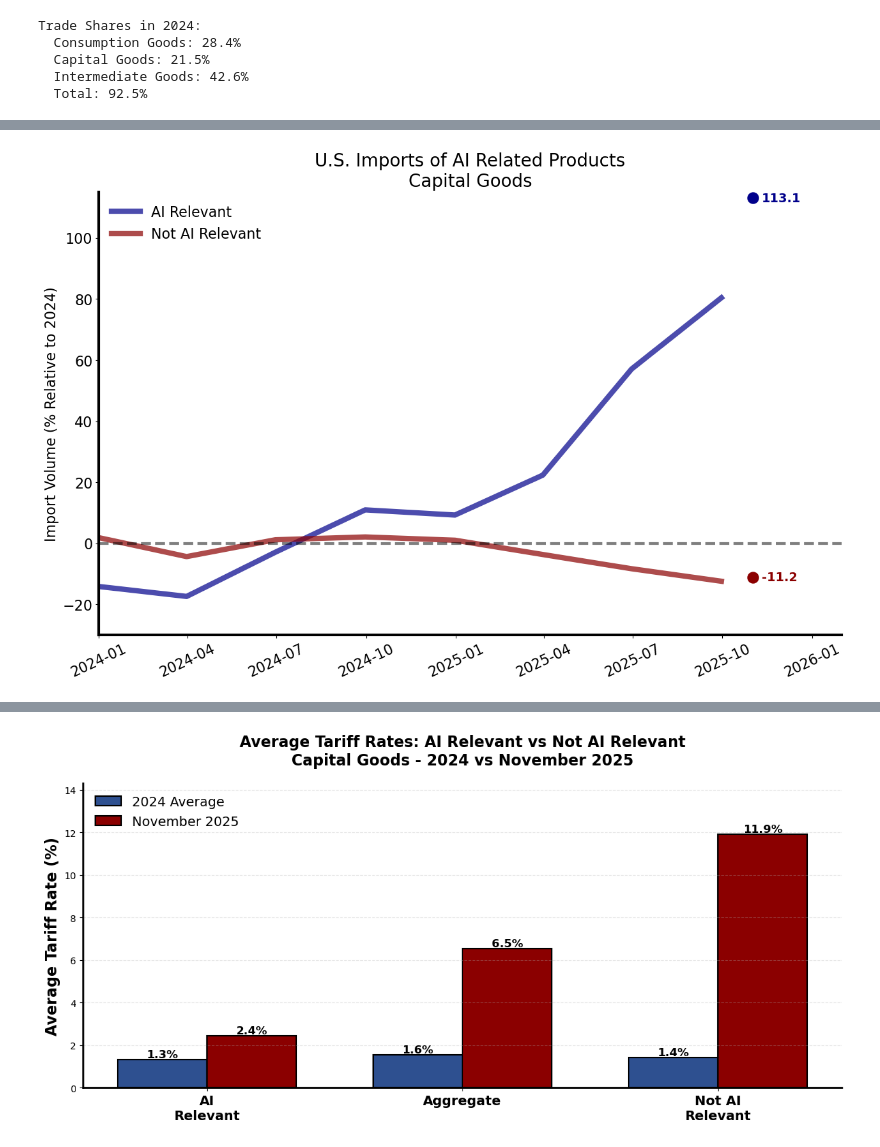
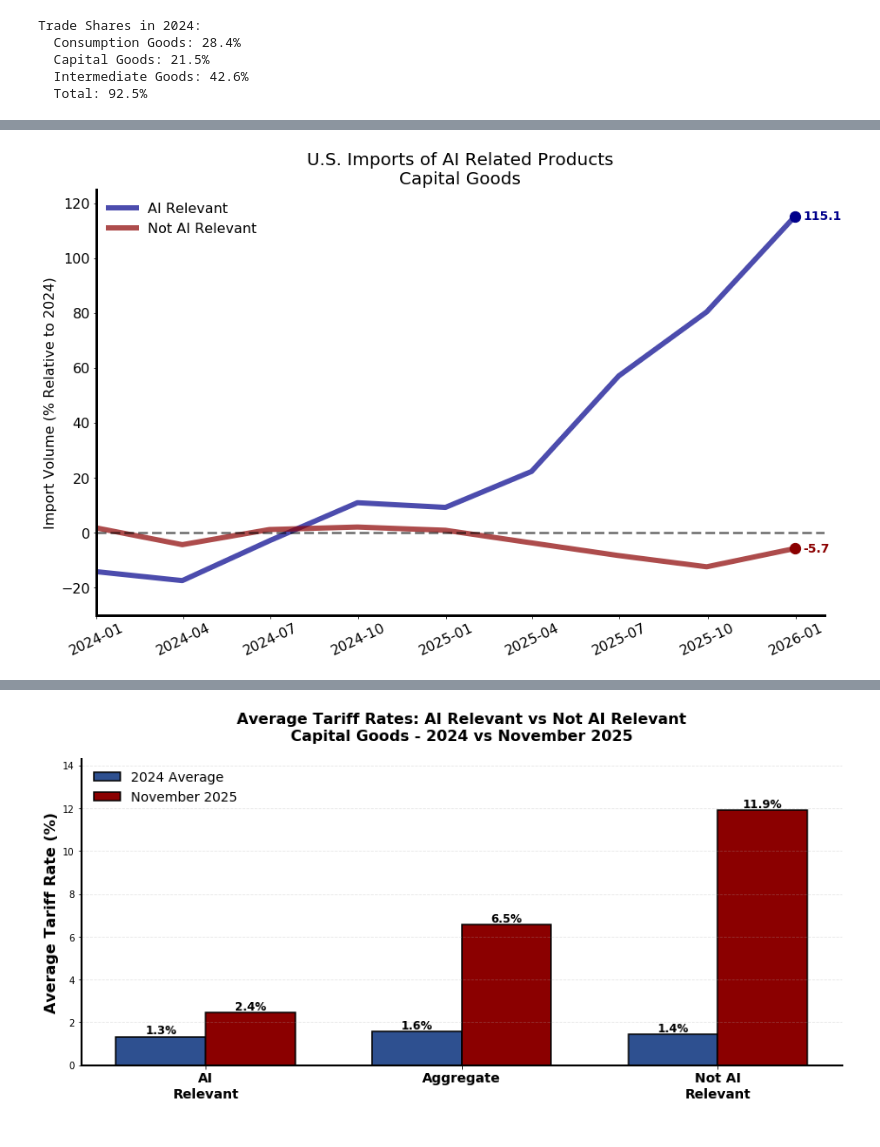
Before and after one commit to tradewartracker/trade-by-enduse, a Jupyter notebook: end-use-breakdown.ipynb, the cells around one changed output, grey strips where cells are left out. Cells and saved outputs as stored; diff of their text form; code cells hidden in the pictures.

```diff
--- a/end-use-breakdown.ipynb
+++ b/end-use-breakdown.ipynb
@@ -723,9 +595,9 @@ matlist['relevance'] = pd.Categorical(
 
 matlist.rename(columns={'hs10_code': 'HS10'}, inplace=True)
 
-# matlist["HS10"] = matlist["HS10"].astype(str)
+matlist["HS10"] = matlist["HS10"].astype(str)
 # %%
-df["HS10"] = df["HS10"].astype(int)
+# df["HS10"] = df["HS10"].astype(int)
 
 # Merge Relevance category from matlist onto df
 df = df.merge(matlist[['HS10', 'relevance', "specific_use"]], on='HS10', how='left')
@@ -763,62 +635,62 @@ fig, ax = plt.subplots(figsize = (15,9))
 # Prepare data for AI Relevant (High)
 foo_monthly = grp_sum[grp_sum['relevance']=='High'].copy()
 foo_monthly.set_index('time', inplace=True)
-foo = foo_monthly.resample('QE').agg({
+foo = foo_monthly.resample('Q').agg({
     'CON_VAL_MO': 'sum'
 })
-foo_complete = foo.iloc[:-1]
+foo_complete = foo
 
 # Prepare data for Aggregate
 foo2 = grp_total.copy()
 foo2.set_index('time', inplace=True)
-foo2 = foo2.resample('QE').agg({
+foo2 = foo2.resample('Q').agg({
     'CON_VAL_MO': 'sum'
 })
-foo2_complete = foo2.iloc[:-1]
-foo2_last = foo2.iloc[-1]
+foo2_complete = foo2
 
 # Prepare data for Not AI Relevant (Low)
 foo3_monthly = grp_sum[grp_sum['relevance']=='Low'].copy()
 foo3_monthly.set_index('time', inplace=True)
-foo3 = foo3_monthly.resample('QE').agg({
+foo3 = foo3_monthly.resample('Q').agg({
     'CON_VAL_MO': 'sum'
 })
-foo3_complete = foo3.iloc[:-1]
+foo3_complete = foo3
 
-# Plot AI Relevant (complete quarters)
-ax.plot(foo_complete.index, 100*(4*foo_complete["CON_VAL_MO"] / foo["CON_VAL_MO"].loc[index_year].sum() - 1) ,
+# Compute value series
+ai_series = 100*(4*foo_complete["CON_VAL_MO"] / foo["CON_VAL_MO"].loc[index_year].sum() - 1)
+low_series = 100*(4*foo3_complete["CON_VAL_MO"] / foo3["CON_VAL_MO"].loc[index_year].sum() - 1)
+
+# Plot AI Relevant
+ax.plot(foo_complete.index, ai_series,
         color = "darkblue", alpha = 0.7, linewidth = 6, label='AI Relevant')
 
-# Plot AI Relevant November 2025 monthly dot
-november_ai_data = foo_monthly[(foo_monthly.index.year == 2025) & (foo_monthly.index.month == 11)].iloc[-1]
-november_date = november_ai_data.name
-november_ai_value = 100*(12*november_ai_data["CON_VAL_MO"] / foo["CON_VAL_MO"].loc[index_year].sum() - 1)
-ax.scatter(november_date, november_ai_value,
-           color = "darkblue", s=150, zorder=5)
-
-# # Plot Aggregate (complete quarters)
-# ax.plot(foo2_complete.index, 100*(4*foo2_complete["CON_VAL_MO"] / foo2["CON_VAL_MO"].loc[index_year].sum()) ,
-#          color = "black", alpha = 0.7, linewidth = 6, label='Aggregate')
-
-# # Plot Aggregate last quarter as dot
-# ax.scatter(october_date, 100*(12*foo2_last["CON_VAL_MO"] / foo2["CON_VAL_MO"].loc[index_year].sum()),
-#            color = "black", s=150, zorder=5)
-
-# Plot Not AI Relevant (complete quarters)
-ax.plot(foo3_complete.index, 100*(4*foo3_complete["CON_VAL_MO"] / foo3["CON_VAL_MO"].loc[index_year].sum() - 1) ,
+# Plot Not AI Relevant
+ax.plot(foo3_complete.index, low_series,
          color = "darkred", alpha = 0.7, linewidth = 6, label='Not AI Relevant')
 
-# Plot Not AI Relevant November 2025 monthly dot
-november_low_data = foo3_monthly[(foo3_monthly.index.year == 2025) & (foo3_monthly.index.month == 11)].iloc[-1]
-november_low_value = 100*(12*november_low_data["CON_VAL_MO"] / foo3["CON_VAL_MO"].loc[index_year].sum() - 1)
-ax.scatter(november_date, november_low_value,
-           color = "darkred", s=150, zorder=5)
+# Annotate last quarterly observation
+last_date = foo_complete.index[-1]
+last_ai = ai_series.iloc[-1]
+last_low = low_series.iloc[-1]
+
+ax.scatter([last_date], [last_ai], color="darkblue", s=150, zorder=5)
+ax.scatter([last_date], [last_low], color="darkred", s=150, zorder=5)
+
+ax.annotate(f'{last_ai:.1f}',
+            xy=(last_date, last_ai),
+            xytext=(10, 0), textcoords='offset points',
+            fontsize=14, fontweight='bold', color='darkblue', va='center')
+
+ax.annotate(f'{last_low:.1f}',
+            xy=(last_date, last_low),
+            xytext=(10, 0), textcoords='offset points',
+            fontsize=14, fontweight='bold', color='darkred', va='center')
 
 ax.set_title("U.S. Imports of AI Related Products\nCapital Goods", fontsize = 20)
 
 ax.set_xlim([dt.datetime(2024,1,1), dt.datetime(2026,1,31)])
 
-ax.set_ylim(-30,115)
+ax.set_ylim(-30,125)
 
 ax.axhline(y=0, color='black', linestyle='--', linewidth=3, alpha=0.5)
 
@@ -826,57 +698,34 @@ ax.tick_params(axis='x', labelsize=16, rotation=25)
 ax.tick_params(axis='y', labelsize=16)
 
 ax.set_ylabel(f"Import Volume (% Relative to {index_year})", fontsize=16)
 
 ax.spines["right"].set_visible(False)
 ax.spines["top"].set_visible(False)
 ax.spines["left"].set_linewidth(3)
 ax.spines["bottom"].set_linewidth(3)
 
 ax.legend(
     fontsize=16,
     frameon=False,
     loc='upper left',
     ncol=1
 )
 
-# Add annotations for November observations
-ax.annotate(f'{november_ai_value:.1f}',
-            xy=(november_date, november_ai_value),
-            xytext=(10, 0), textcoords='offset points',
-            fontsize=14, fontweight='bold', color='darkblue',
-            va='center')
-
-# last_value_agg = 100*(12*foo2_last["CON_VAL_MO"] / foo2["CON_VAL_MO"].loc[index_year].sum())
-# ax.annotate(f'{last_value_agg:.1f}',
-#             xy=(october_date, last_value_agg),
-#             xytext=(10, 0), textcoords='offset points',
-#             fontsize=14, fontweight='bold', color='black',
-#             va='center')
-
-ax.annotate(f'{november_low_value:.1f}',
-            xy=(november_date, november_low_value),
-            xytext=(10, 0), textcoords='offset points',
-            fontsize=14, fontweight='bold', color='darkred',
-            va='center')
-
-# plt.savefig(figfile+"canada-tariffs.png", bbox_inches = "tight")
-# plt.savefig(figfile+"canada-tariffs.pdf", bbox_inches = "tight")
-
 ai_quarterly_export = pd.DataFrame(index=foo_complete.index)
 ai_quarterly_export["ai_relevant_CON_VAL_MO"] = foo_complete["CON_VAL_MO"]
 ai_quarterly_export["not_ai_relevant_CON_VAL_MO"] = foo3_complete.reindex(foo_complete.index)["CON_VAL_MO"]
 ai_quarterly_export.index.name = "time"
 ai_quarterly_export.to_csv(output_dir / "ai_capital_goods_quarterly.csv")
 
 ai_monthly_export = pd.DataFrame(index=foo_monthly.index.union(foo3_monthly.index).sort_values())
 ai_monthly_export["ai_relevant_CON_VAL_MO"] = foo_monthly.reindex(ai_monthly_export.index)["CON_VAL_MO"]
 ai_monthly_export["not_ai_relevant_CON_VAL_MO"] = foo3_monthly.reindex(ai_monthly_export.index)["CON_VAL_MO"]
 ai_monthly_export.index.name = "time"
 ai_monthly_export.to_csv(output_dir / "ai_capital_goods_monthly.csv")
 
 plt.show()
 # %% [output]
-[figure, old version]
+[figure, new version]
 # %%
 fig, ax = plt.subplots(figsize = (15,9))
 
```
Also changed, not shown: parts of 9 cells of this notebook, 16 other files.
